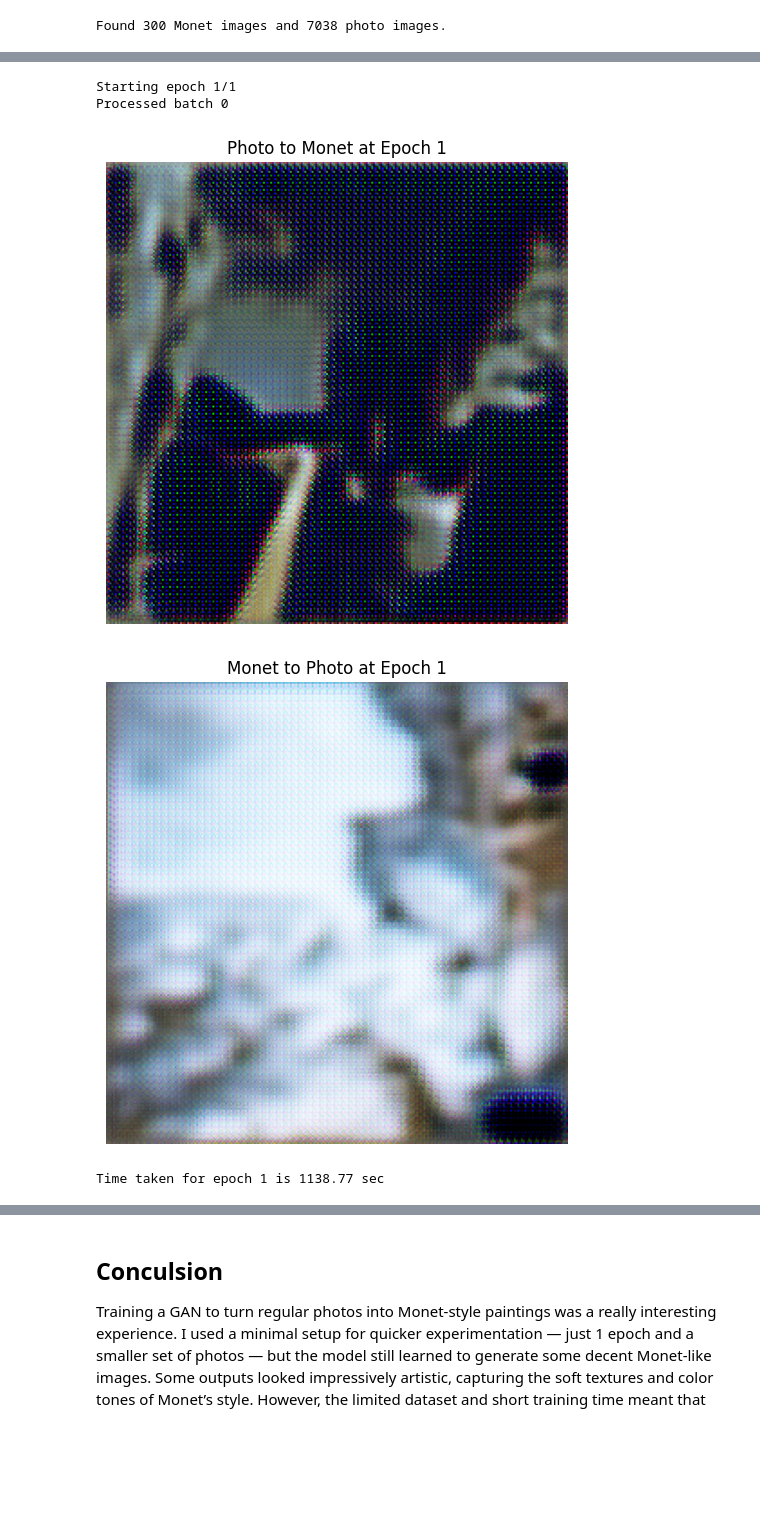
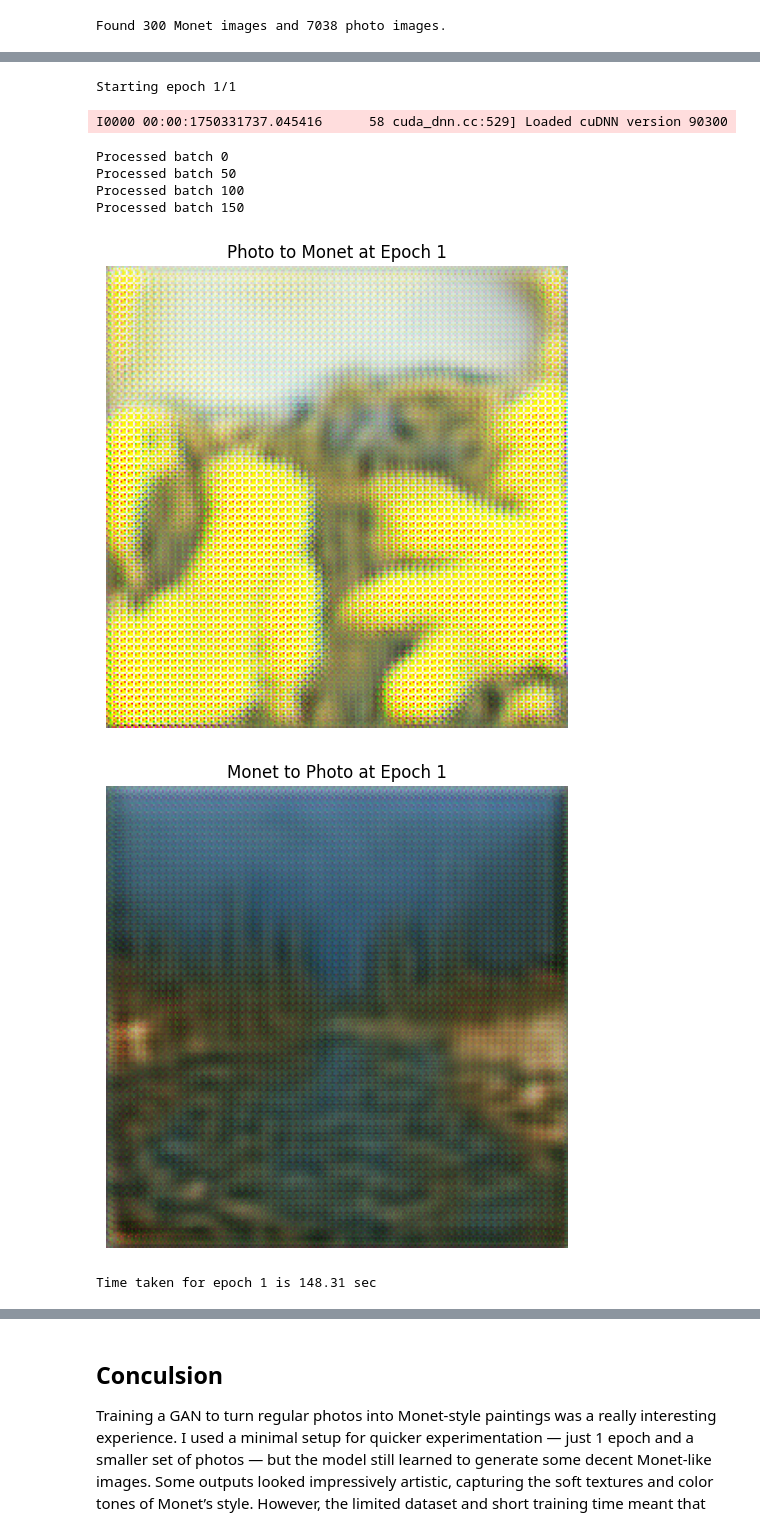
Before and after one commit to aparnnaH/I-m-Something-of-a-Painter-Myself, a Jupyter notebook: I’m Something of a Painter Myself.ipynb, the cells around one changed output, grey strips where cells are left out. Drawn from its saved outputs; the diff is of its cells as text; code cells hidden in the pictures; blank space fills up the shorter version.

```diff
--- a/I’m Something of a Painter Myself.ipynb
+++ b/I’m Something of a Painter Myself.ipynb
@@ -32,11 +37,11 @@ def augment_image(image_path):
 # %%
 # Load file paths for Monet paintings and photos
 
-monet_images = glob.glob('monet_jpg/*.jpg')
-photo_images = glob.glob('photo_jpg/*.jpg')
+monet_images = glob.glob('/kaggle/input/gan-getting-started/monet_jpg/*.jpg')
+photo_images = glob.glob('/kaggle/input/gan-getting-started/photo_jpg/*.jpg')
 
 print(f"Found {len(monet_images)} Monet images and {len(photo_images)} photo images.")
-# photo_images = glob.glob('photo_jpg/*.jpg')[:100]
+# photo_images = glob.glob('/kaggle/input/gan-getting-started/photo_jpg/*.jpg')[:100]
 # %% [output]
 Found 300 Monet images and 7038 photo images.
 # %%
@@ -91,6 +98,10 @@ def residual_block(input_layer, filters, kernel_size=3):
 # Build the generator network: transforms images between domains
 
 def build_generator():
+    """
+    Generator architecture based on ResNet with 9 residual blocks.
+    Downsamples input, applies residual blocks, then upsamples back.
+    """
     input_img = layers.Input(shape=[256, 256, 3])
 
     # Initial Conv + ReLU
@@ -132,6 +143,9 @@ generator_monet_to_photo = build_generator()
 # Build the discriminator (PatchGAN)
 
 def build_discriminator():
+    """
+    PatchGAN discriminator classifies if image patches are real or fake.
+    """
     input_img = layers.Input(shape=[256, 256, 3])
 
     x = layers.Conv2D(64, 4, strides=2, padding='same')(input_img)
@@ -271,6 +285,9 @@ def train_step(photo_img, monet_img):
 # Function to generate images for visualization during training
 
 def generate_and_save_images(model, test_input, epoch, title):
+    """
+    Uses the model to generate images from test_input and displays them.
+    """
     prediction = model(test_input, training=False)
     plt.figure(figsize=(6,6))
     plt.imshow((prediction[0] + 1) / 2)
@@ -280,33 +297,41 @@ def generate_and_save_images(model, test_input, epoch, title):
 # %%
 # Training loop
 
 EPOCHS = 1
+photo_dataset1 = photo_dataset.take(200).cache().prefetch(buffer_size=tf.data.AUTOTUNE)
+monet_dataset1 = monet_dataset.take(200).cache().prefetch(buffer_size=tf.data.AUTOTUNE)
+
 # images to test generator progress
-sample_photo = next(iter(photo_dataset))
-sample_monet = next(iter(monet_dataset))
+sample_photo = next(iter(photo_dataset1))
+sample_monet = next(iter(monet_dataset1))
 
 for epoch in range(EPOCHS):
     start = time.time()
     print(f"Starting epoch {epoch+1}/{EPOCHS}")
 
     n = 0
-    for photo_batch, monet_batch in tf.data.Dataset.zip((photo_dataset, monet_dataset)):
+    for photo_batch, monet_batch in tf.data.Dataset.zip((photo_dataset1, monet_dataset1)):
         train_step(photo_batch, monet_batch)
-        if n % 100 == 0:
+        if n % 50 == 0:
             print(f"Processed batch {n}")
         n += 1
 
-    # Generate sample images at the end of each epoch
+    # Generate sample images
     generate_and_save_images(generator_photo_to_monet, sample_photo, epoch+1, "Photo to Monet")
     generate_and_save_images(generator_monet_to_photo, sample_monet, epoch+1, "Monet to Photo")
+
     manager.save()
     print(f"Time taken for epoch {epoch+1} is {time.time()-start:.2f} sec\n")
 # %% [output]
 Starting epoch 1/1
-Processed batch 0
+I0000 00:00:1750331737.045416      58 cuda_dnn.cc:529] Loaded cuDNN version 90300
+Processed batch 0
+Processed batch 50
+Processed batch 100
+Processed batch 150
-[figure, old version]
+[figure, new version]
-[figure, old version]
+[figure, new version]
-Time taken for epoch 1 is 1138.77 sec
+Time taken for epoch 1 is 148.31 sec
 # %%
 # Testing the trained generator on a new photo
 
```
Also changed, not shown: parts of 6 cells of this notebook.
